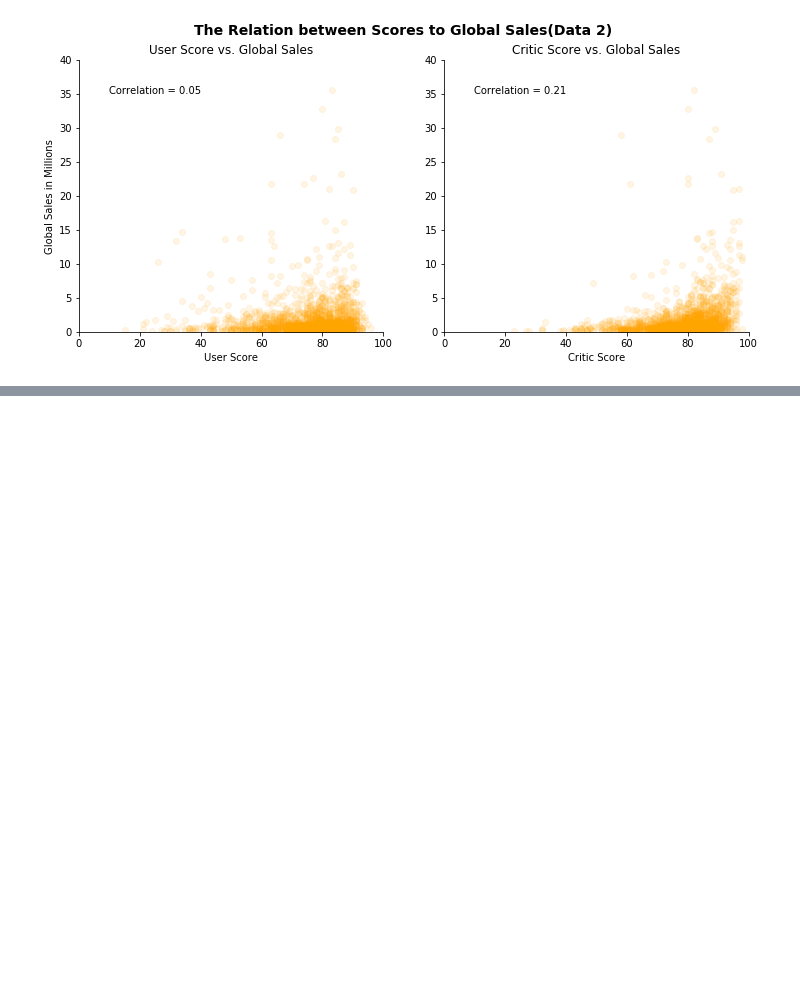
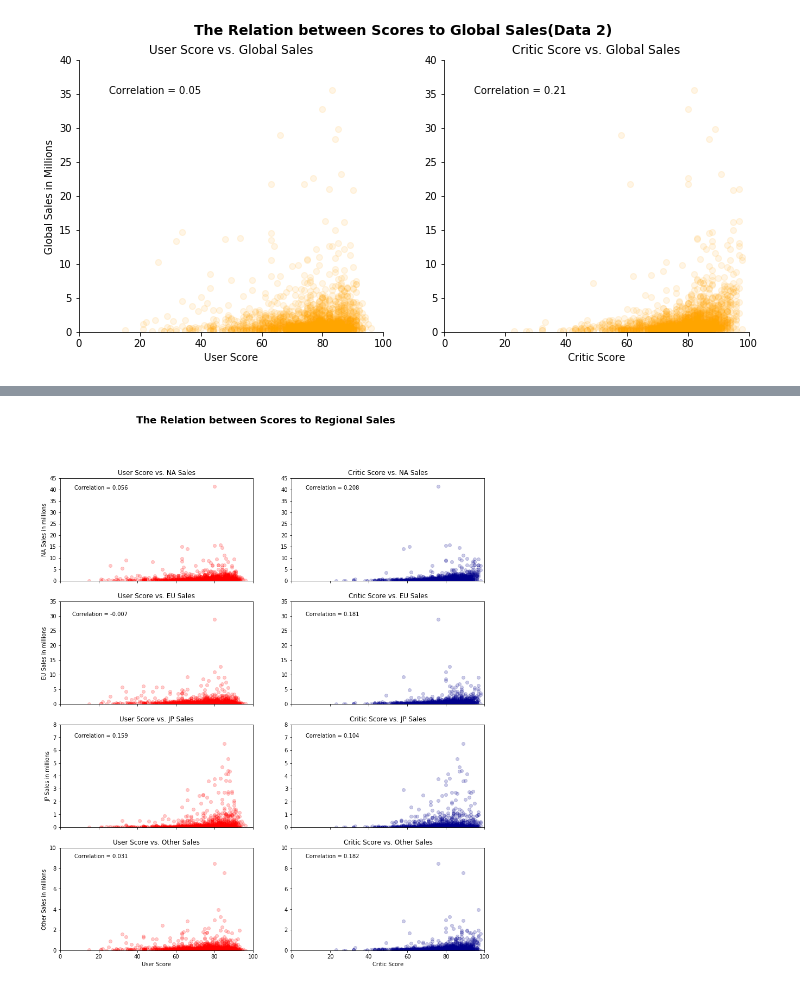
Before and after one commit to mell0611/data_science_project, a Jupyter notebook: data_analysis.ipynb, the cells around one changed output, grey strips where cells are left out. Cells and saved outputs as stored; diff of their text form; code cells hidden in the pictures; blank space fills up the shorter version.

```diff
--- a/data_analysis.ipynb
+++ b/data_analysis.ipynb
@@ -395,0 +392,9 @@ plt.show()
+# %%
+data2 = pd.read_csv("dataset/data2_modified.csv")
+# %%
+data2  = data2[data2.User_Count > 25]
+data2  = data2[data2.Critic_Count > 20]
+# %%
+drop_list = ['Unnamed: 0','Platform','Global_Sales','Critic_Count','User_Count','Name','Year_of_Release']
+data2 = data2.drop(drop_list,axis = 1)
+data2.User_Score = data2.User_Score*10
@@ -395,0 +422,86 @@ plt.show()
+# %%
+# Code for scatter plot comparing metascore against millions of sales and user score against millions of sales by consoles
+fig, ax = plt.subplots(nrows = 4, ncols = 2, sharex = True, figsize = (14,16))
+ax = ax.ravel()
+
+#labels
+fig.suptitle("The Relation between Scores to Regional Sales", fontsize = 18, fontweight = "bold")
+nice_name = ['NA','EU','JP','Other']
+
+# Making correlation matrixs for each console combo
+corr_mat = data2.corr()
+
+count = 0
+for var in ax:
+    var.set_xlim(0,100)
+    if count//2 == 0:
+        if count%2 == 0:
+            var.scatter(data2["User_Score"], data2["NA_Sales"], alpha= 0.2, c = 'Red')
+            cr = corr_mat.NA_Sales.User_Score # get the correlation matrix
+            message = "Correlation = " + str(round(cr,3))
+            var.text(35, 40, message, horizontalalignment='right')
+            var.set_title('User Score vs. '+nice_name[count//2]+" Sales")
+            var.set_ylabel("NA Sales in millions")
+            var.set_ylim(0,45)
+        else:
+            var.scatter(data2["Critic_Score"], data2["NA_Sales"], alpha= 0.2, c = "DarkBlue")
+            cr = corr_mat.NA_Sales.Critic_Score # get the correlation matrix
+            message = "Correlation = " + str(round(cr,3))
+            var.text(35, 40, message, horizontalalignment='right')
+            var.set_title('Critic Score vs. '+nice_name[count//2]+" Sales")
+            var.set_ylim(0,45)
+    elif count//2 == 1:
+        if count%2 == 0:
+            var.scatter(data2["User_Score"], data2["EU_Sales"], alpha= 0.2, c = 'Red')
+            cr = corr_mat.EU_Sales.User_Score # get the correlation matrix
+            message = "Correlation = " + str(round(cr,3))
+            var.text(35, 30, message, horizontalalignment='right')
+            var.set_title('User Score vs. '+nice_name[count//2]+" Sales")
+            var.set_ylabel('EU Sales in millions')
+            var.set_ylim(0,35)
+        else:
+            var.scatter(data2["Critic_Score"], data2["EU_Sales"], alpha= 0.2, c = "DarkBlue")
+            cr = corr_mat.EU_Sales.Critic_Score # get the correlation matrix
+            message = "Correlation = " + str(round(cr,3))
+            var.text(35, 30, message, horizontalalignment='right')
+            var.set_title('Critic Score vs. '+nice_name[count//2]+" Sales")
+            var.set_ylim(0,35)
+    elif count//2 == 2:
+        if count%2 == 0:
+            var.scatter(data2["User_Score"], data2["JP_Sales"], alpha= 0.2, c = 'Red')
+            cr = corr_mat.JP_Sales.User_Score # get the correlation matrix
+            message = "Correlation = " + str(round(cr,3))
+            var.text(35, 7, message, horizontalalignment='right')
+            var.set_title('User Score vs. '+nice_name[count//2]+" Sales")
+            var.set_ylabel('JP Sales in millions')
+            var.set_ylim(0,8)
+        else:
+            var.scatter(data2["Critic_Score"], data2["JP_Sales"], alpha= 0.2, c = "DarkBlue")
+            cr = corr_mat.JP_Sales.Critic_Score # get the correlation matrix
+            message = "Correlation = " + str(round(cr,3))
+            var.text(35, 7, message, horizontalalignment='right')
+            var.set_title('Critic Score vs. '+nice_name[count//2]+" Sales")
+            var.set_ylim(0,8)
+    elif count//2 == 3:
+        if count%2 == 0:
+            var.scatter(data2["User_Score"], data2["Other_Sales"], alpha= 0.2, c = 'Red')
+            cr = corr_mat.Other_Sales.User_Score # get the correlation matrix
+            message = "Correlation = " + str(round(cr,3))
+            var.text(35, 9, message, horizontalalignment='right')
+            var.set_title('User Score vs. '+nice_name[count//2]+" Sales")
+            var.set_ylabel('Other Sales in millions')
+            var.set_xlabel("User Score")
+            var.set_ylim(0,10)
+        else:
+            var.scatter(data2["Critic_Score"], data2["Other_Sales"], alpha= 0.2, c = "DarkBlue")
+            cr = corr_mat.Other_Sales.Critic_Score # get the correlation matrix
+            message = "Correlation = " + str(round(cr,3))
+            var.text(35, 9, message, horizontalalignment='right')
+            var.set_title('Critic Score vs. '+nice_name[count//2]+" Sales")
+            var.set_xlabel("Critic Score")
+            var.set_ylim(0,10)
+    count+=1
+
+plt.show()
+# %% [output]
+[figure, added]
```
Also changed, not shown: parts of 3 cells of this notebook.
